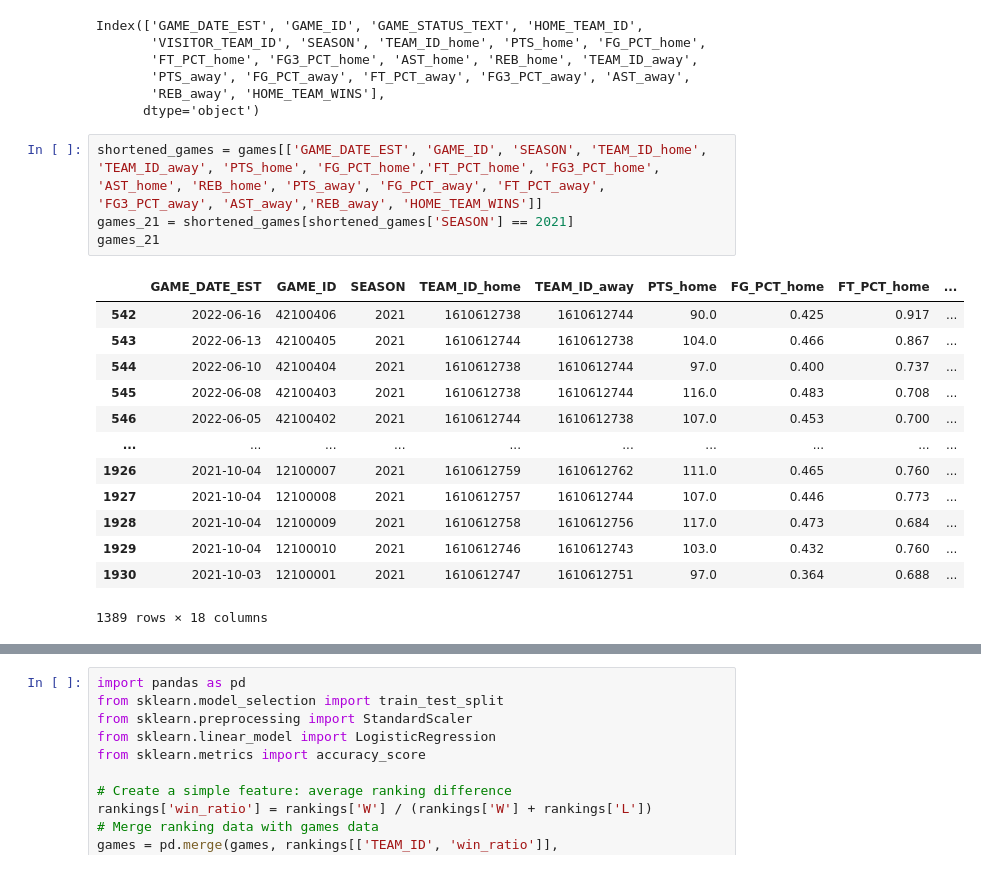
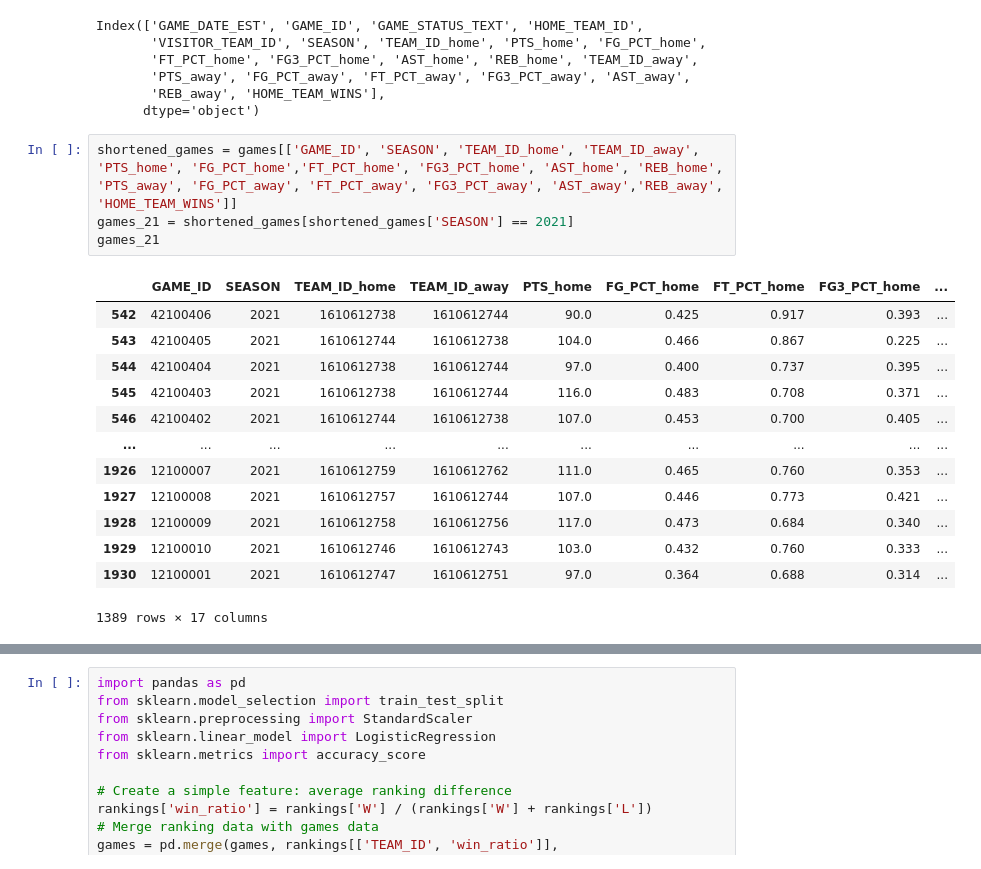
Before and after one commit to Duppal147/Hackathon2025, a Jupyter notebook: hackathon_pre_game_model.ipynb, the cells around one changed output, grey strips where cells are left out. Drawn from its saved outputs; the diff is of its cells as text.

```diff
--- a/hackathon_pre_game_model.ipynb
+++ b/hackathon_pre_game_model.ipynb
@@ -253,20 +253,20 @@ Index(['GAME_DATE_EST', 'GAME_ID', 'GAME_STATUS_TEXT', 'HOME_TEAM_ID',
        'REB_away', 'HOME_TEAM_WINS'],
       dtype='object')
 # %%
-shortened_games = games[['GAME_DATE_EST', 'GAME_ID', 'SEASON', 'TEAM_ID_home', 'TEAM_ID_away', 'PTS_home', 'FG_PCT_home','FT_PCT_home', 'FG3_PCT_home', 'AST_home', 'REB_home', 'PTS_away', 'FG_PCT_away', 'FT_PCT_away', 'FG3_PCT_away', 'AST_away','REB_away', 'HOME_TEAM_WINS']]
+shortened_games = games[['GAME_ID', 'SEASON', 'TEAM_ID_home', 'TEAM_ID_away', 'PTS_home', 'FG_PCT_home','FT_PCT_home', 'FG3_PCT_home', 'AST_home', 'REB_home', 'PTS_away', 'FG_PCT_away', 'FT_PCT_away', 'FG3_PCT_away', 'AST_away','REB_away', 'HOME_TEAM_WINS']]
 games_21 = shortened_games[shortened_games['SEASON'] == 2021]
 games_21
 # %% [output]
-|  | GAME_DATE_EST | GAME_ID | SEASON | TEAM_ID_home | TEAM_ID_away | PTS_home | FG_PCT_home | FT_PCT_home | ... |
-| 542 | 2022-06-16 | 42100406 | 2021 | 1610612738 | 1610612744 | 90.0 | 0.425 | 0.917 | ... |
-| 543 | 2022-06-13 | 42100405 | 2021 | 1610612744 | 1610612738 | 104.0 | 0.466 | 0.867 | ... |
-| 544 | 2022-06-10 | 42100404 | 2021 | 1610612738 | 1610612744 | 97.0 | 0.400 | 0.737 | ... |
-| 545 | 2022-06-08 | 42100403 | 2021 | 1610612738 | 1610612744 | 116.0 | 0.483 | 0.708 | ... |
-| 546 | 2022-06-05 | 42100402 | 2021 | 1610612744 | 1610612738 | 107.0 | 0.453 | 0.700 | ... |
+|  | GAME_ID | SEASON | TEAM_ID_home | TEAM_ID_away | PTS_home | FG_PCT_home | FT_PCT_home | FG3_PCT_home | ... |
+| 542 | 42100406 | 2021 | 1610612738 | 1610612744 | 90.0 | 0.425 | 0.917 | 0.393 | ... |
+| 543 | 42100405 | 2021 | 1610612744 | 1610612738 | 104.0 | 0.466 | 0.867 | 0.225 | ... |
+| 544 | 42100404 | 2021 | 1610612738 | 1610612744 | 97.0 | 0.400 | 0.737 | 0.395 | ... |
+| 545 | 42100403 | 2021 | 1610612738 | 1610612744 | 116.0 | 0.483 | 0.708 | 0.371 | ... |
+| 546 | 42100402 | 2021 | 1610612744 | 1610612738 | 107.0 | 0.453 | 0.700 | 0.405 | ... |
 | ... | ... | ... | ... | ... | ... | ... | ... | ... | ... |
-| 1926 | 2021-10-04 | 12100007 | 2021 | 1610612759 | 1610612762 | 111.0 | 0.465 | 0.760 | ... |
-| 1927 | 2021-10-04 | 12100008 | 2021 | 1610612757 | 1610612744 | 107.0 | 0.446 | 0.773 | ... |
-| 1928 | 2021-10-04 | 12100009 | 2021 | 1610612758 | 1610612756 | 117.0 | 0.473 | 0.684 | ... |
-| 1929 | 2021-10-04 | 12100010 | 2021 | 1610612746 | 1610612743 | 103.0 | 0.432 | 0.760 | ... |
-| 1930 | 2021-10-03 | 12100001 | 2021 | 1610612747 | 1610612751 | 97.0 | 0.364 | 0.688 | ... |
+| 1926 | 12100007 | 2021 | 1610612759 | 1610612762 | 111.0 | 0.465 | 0.760 | 0.353 | ... |
+| 1927 | 12100008 | 2021 | 1610612757 | 1610612744 | 107.0 | 0.446 | 0.773 | 0.421 | ... |
+| 1928 | 12100009 | 2021 | 1610612758 | 1610612756 | 117.0 | 0.473 | 0.684 | 0.340 | ... |
+| 1929 | 12100010 | 2021 | 1610612746 | 1610612743 | 103.0 | 0.432 | 0.760 | 0.333 | ... |
+| 1930 | 12100001 | 2021 | 1610612747 | 1610612751 | 97.0 | 0.364 | 0.688 | 0.314 | ... |
-1389 rows × 18 columns
+1389 rows × 17 columns
```
Also changed, not shown: parts of 5 cells of this notebook.
